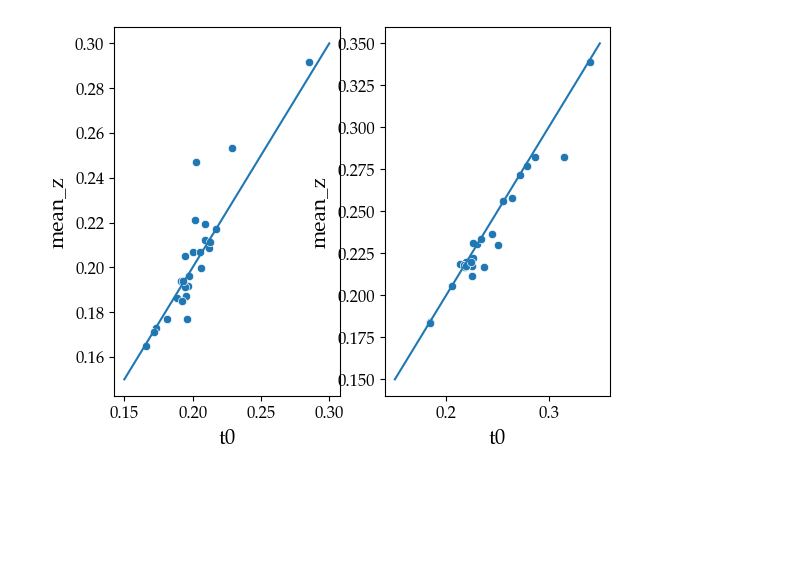
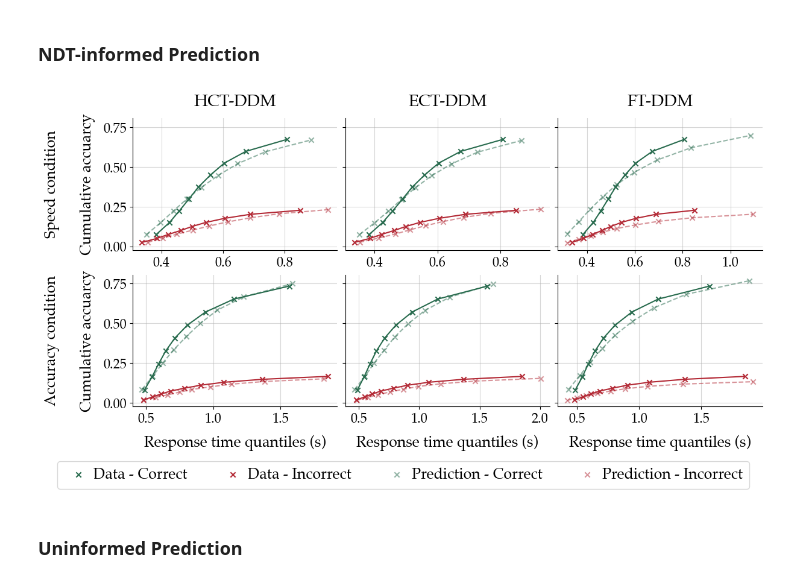
Before and after one commit to AmirHoseinHadian/CTDM_recovery, a Jupyter notebook: _Application/_Study1/prediction.ipynb, the cells around one changed output. Saved outputs shown, nothing was run; the diff lists cells and outputs as text; code cells hidden in the pictures; blank space fills up the shorter version.

Commit message:
rework plots

```diff
--- a/_Application/_Study1/prediction.ipynb
+++ b/_Application/_Study1/prediction.ipynb
@@ -90,7 +67,7 @@ def get_model_prediction(prms, data, model):
                          'contrast': Cont,
                          'g_contrast': Cont//10*10})
 # %%
-data = pd.read_csv('../../_Data/Study1.csv',
+data = pd.read_csv('../_Data/Study1.csv',
                    index_col=0).reset_index(drop=True)
 
 data = data.sort_values(by=['participant', 'trials', 'event'])
@@ -262,10 +125,0 @@ plt.savefig('_plots/S1_preds_NDT_informed.pdf',
-# %%
-plt.subplot(121)
-sns.scatterplot(x=hyp_speed['t0'], y=hyp_speed['mean_z']);
-plt.plot(np.linspace(0.15, .3), np.linspace(0.15, .3))
-
-plt.subplot(122)
-sns.scatterplot(x=hyp_accuracy['t0'], y=hyp_accuracy['mean_z']);
-plt.plot(np.linspace(0.15, .35), np.linspace(0.15, .35));
-# %% [output]
-[figure, removed]
@@ -271,0 +161,60 @@ plt.plot(np.linspace(0.15, .35), np.linspace(0.15, .35));
+# %% [markdown]
+### NDT-informed Prediction
+# %%
+predictions = [
+    [get_rt_acc_corr(pred_hyp_sp), get_rt_acc_incorr(pred_hyp_sp)],
+    [get_rt_acc_corr(pred_exp_sp), get_rt_acc_incorr(pred_exp_sp)],
+    [get_rt_acc_corr(pred_jddm_sp), get_rt_acc_incorr(pred_jddm_sp)],
+    [get_rt_acc_corr(pred_hyp_ac), get_rt_acc_incorr(pred_hyp_ac)],
+    [get_rt_acc_corr(pred_exp_ac), get_rt_acc_incorr(pred_exp_ac)],
+    [get_rt_acc_corr(pred_jddm_ac), get_rt_acc_incorr(pred_jddm_ac)]
+]
+# %%
+fig, axs = plt.subplots(2, 3, figsize=(12, 6), layout='constrained', sharey=True)
+for i, ax in enumerate(axs.flat):
+    # empirical data
+    if i < 3:
+        plot_data_speed()
+        ax.set_title(PLOT_TITLES[i], fontsize=FONT_SIZE_1, pad=15)
+    else:
+        plot_data_accuracy()
+        ax.set_xlabel('Response time quantiles (s)', fontsize=FONT_SIZE_2, labelpad=10)
+    # predicted data
+    for j in range(2):
+        ax.scatter(
+            predictions[i][j][0], predictions[i][j][1],
+            c=COLOR_PALETTE[j], marker='x', alpha=0.5,
+            label=PREDITOIN_LABLES[j]
+        )
+        ax.plot(
+            predictions[i][j][0], predictions[i][j][1],
+            c=COLOR_PALETTE[j], linestyle='--', alpha=0.5
+        )
+
+    if i == 0:
+        ax.set_ylabel('Speed condition\n\nCumulative accuarcy', fontsize=FONT_SIZE_2, labelpad=10)
+    if i == 3:
+        ax.set_ylabel('Accuracy condition\n\nCumulative accuarcy', fontsize=FONT_SIZE_2, labelpad=10)
+
+    ax.tick_params(labelsize=FONT_SIZE_3)
+    ax.grid(alpha=0.5)
+sns.despine()
+
+handles, labels = axs[0, 0].get_legend_handles_labels()
+fig.legend(
+    handles, labels, loc='lower center',
+    bbox_to_anchor=(0.5, -0.12),
+    ncol=4, fontsize=FONT_SIZE_2,
+    handletextpad=0.
+)
+
+fig.savefig(
+    '_plots/S1_preds_NDT_informed.pdf',
+    transparent=True,
+    dpi=600,
+    bbox_inches='tight'
+)
+# %% [output]
+[figure, added]
+# %% [markdown]
+### Uninformed Prediction
```
Also changed, not shown: parts of 10 cells of this notebook, 15 other files.
